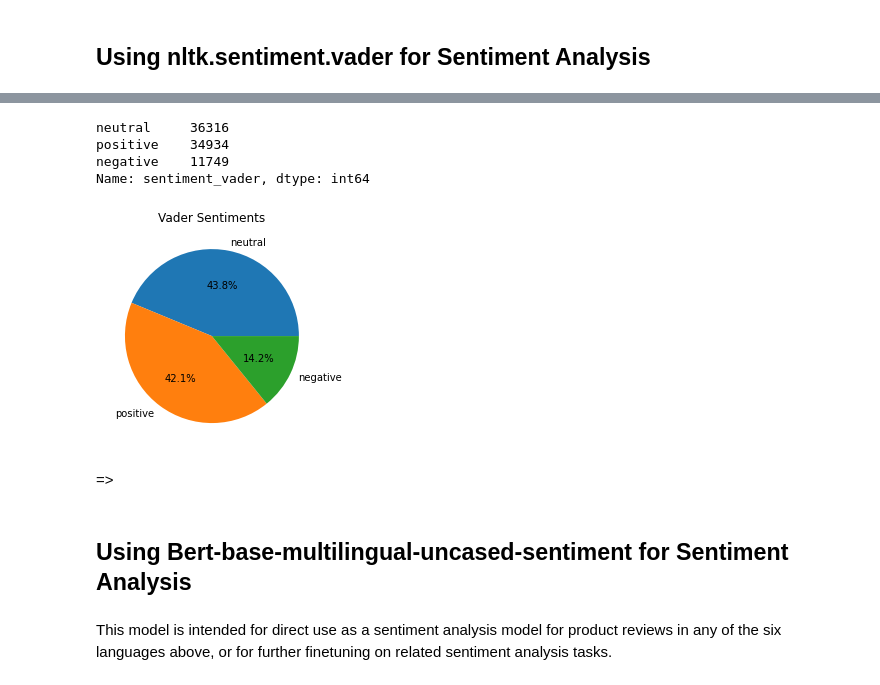
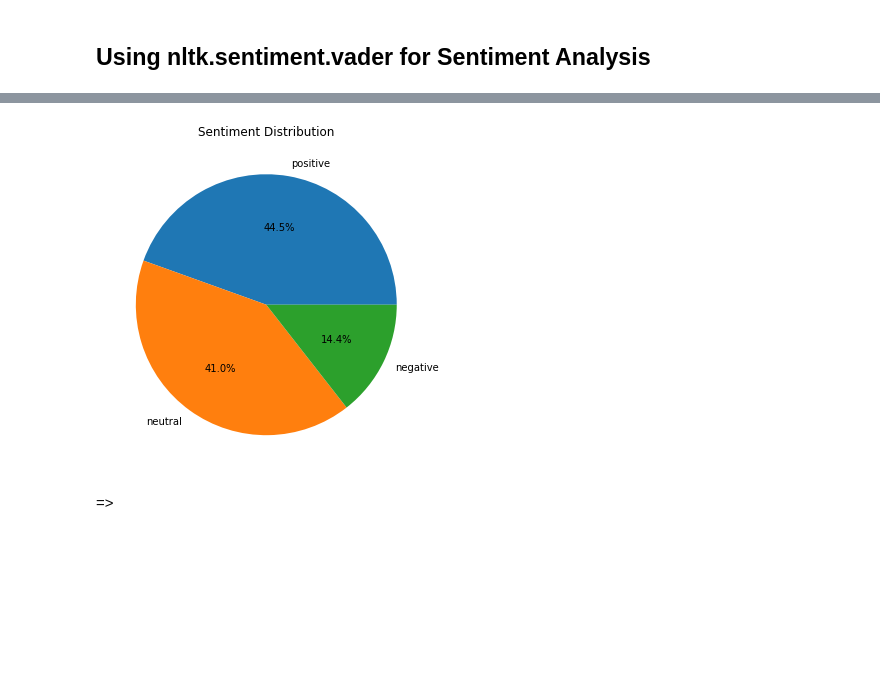
Before and after one commit to IsabelJnz/NLP-Project, a Jupyter notebook: ChatGPT_NLP_SentimentAnalysis.ipynb, the cells around one changed output, grey strips where cells are left out. Saved outputs shown, nothing was run; the diff lists cells and outputs as text; code cells hidden in the pictures; blank space fills up the shorter version.

```diff
--- a/ChatGPT_NLP_SentimentAnalysis.ipynb
+++ b/ChatGPT_NLP_SentimentAnalysis.ipynb
@@ -57,5 +44,5 @@ import nltk
 # %%
-with open('/content/drive/MyDrive/NLP/cleaned_tweets.csv', 'r', encoding='utf-8') as file:
+with open('/content/drive/MyDrive/NLP/cleaned_tweets_time_emoji', 'r', encoding='utf-8') as file:
     reader = csv.reader(file)
     header = next(reader)
     data = [row for row in reader]
@@ -120,0 +80,2 @@ df.head()
+# %%
+df['date'] = pd.to_datetime(df['date']).dt.date
@@ -152,7 +146,7 @@ df.head(5)
 # %%
-# do mapping for vader -> pos, neg, neu
+# mapping the numbers from vader to words
 label_map = {1: 'positive', 0: 'neutral', -1: 'negative'}
-df['sentiment_vader'] = df['sentiment_vader'].map(label_map)
+df['sentiment'] = df['sentiment_vader'].map(label_map)
 # %%
 df.head(5)
 # %% [output]
@@ -165,18 +159,11 @@ df.head(5)
 # %%
-counts = df['sentiment_vader'].value_counts()
-print(counts)
+counts = df['sentiment'].value_counts()
-# %% [output]
-neutral     36316
-positive    34934
-negative    11749
-Name: sentiment_vader, dtype: int64
 # %%
+fig, ax = plt.subplots(figsize=(6, 6))
 counts.plot(kind='pie', autopct='%1.1f%%', labels=counts.index)
-plt.title('Vader Sentiments')
+plt.title('Sentiment Distribution')
 plt.ylabel("");
 # %% [output]
-[figure, old version]
+[figure, new version]
 # %% [markdown]
 =>
-# %% [markdown]
-## Using Bert-base-multilingual-uncased-sentiment for Sentiment Analysis
@@ -190,2 +169,0 @@ warnings.simplefilter(action="ignore", category=SettingWithCopyWarning)
-# %% [markdown]
-This model is intended for direct use as a sentiment analysis model for product reviews in any of the six languages above, or for further finetuning on related sentiment analysis tasks.
```
Also changed, not shown: parts of 74 cells of this notebook.
